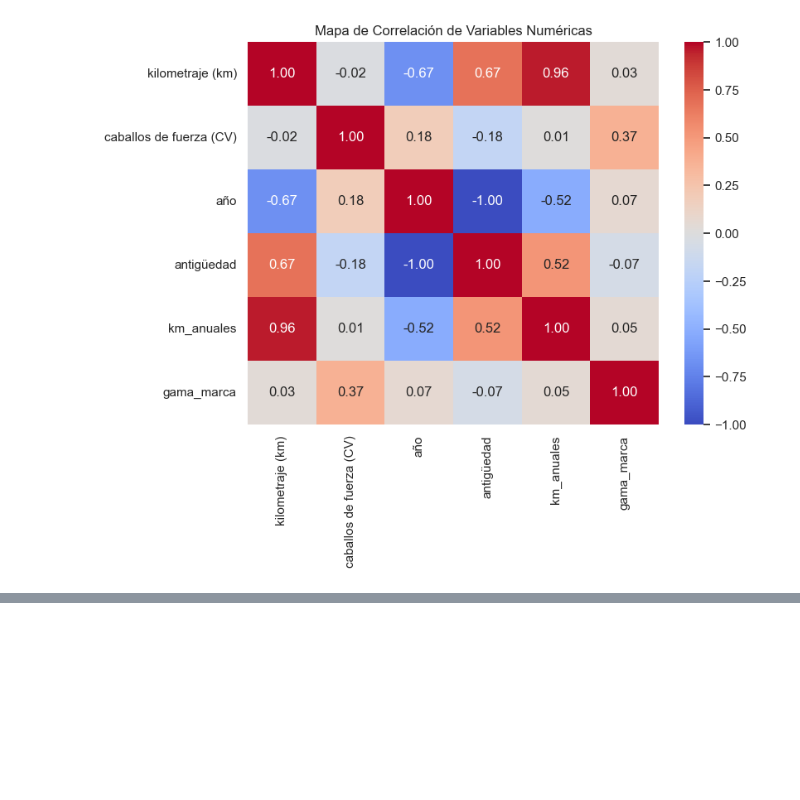
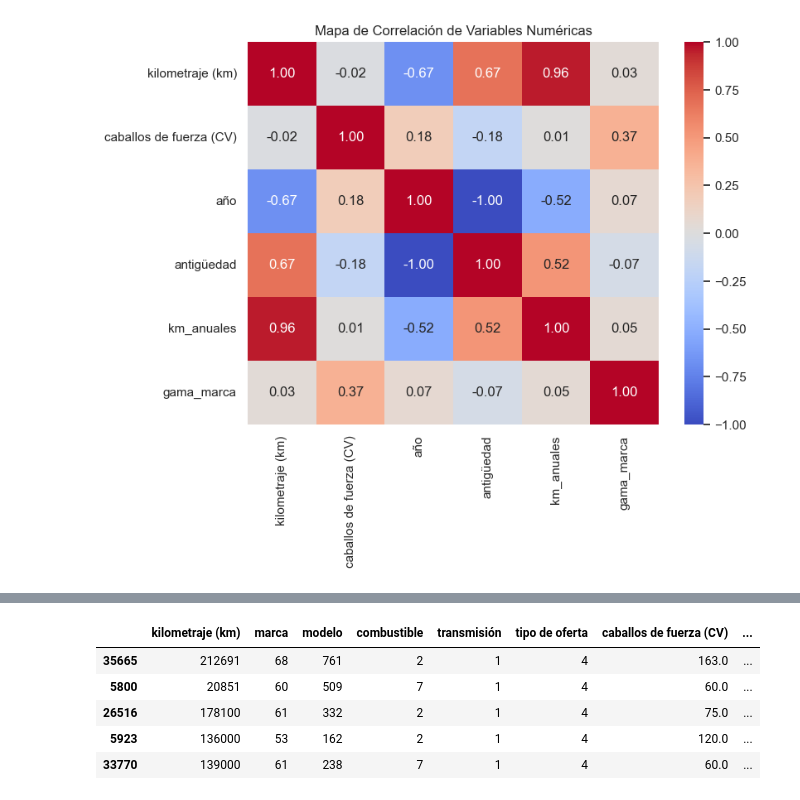
Before and after one commit to JPG250493/ML_Tasacion_Automotriz, a Jupyter notebook: src/notebooks/01 - MiniEDA.ipynb, the cells around one changed output, grey strips where cells are left out. Saved outputs shown, nothing was run; the diff lists cells and outputs as text; code cells hidden in the pictures; blank space fills up the shorter version.

```diff
--- a/src/notebooks/01 - MiniEDA.ipynb
+++ b/src/notebooks/01 - MiniEDA.ipynb
@@ -381,0 +513,6 @@ En cuanto a nuevas variables: La relación entre año y precio justifica la crea
+# %%
+# Lista de columnas que son texto
+columnas_categoricas = ['marca', 'modelo', 'combustible', 'transmisión', 'tipo de oferta']
+
+for c in columnas_categoricas:
+    print(f"Columna: {c}, Únicos: {df_coches[c].nunique()}")
@@ -381,0 +529,12 @@ En cuanto a nuevas variables: La relación entre año y precio justifica la crea
+# %%
+# Aplicamos el encoder
+for col in columnas_categoricas:
+    le = LabelEncoder()
+
+    # Ajustamos el encoder con los datos de AMBOS (Train y Test)
+    # para que conozca todas las etiquetas posibles, aunque no estén en Train.
+    le.fit(pd.concat([X_train[col], X_test[col]]).astype(str))
+
+    # Ahora transformamos ambos sin miedo al error
+    X_train[col] = le.transform(X_train[col].astype(str))
+    X_test[col] = le.transform(X_test[col].astype(str))
@@ -381,0 +555,9 @@ En cuanto a nuevas variables: La relación entre año y precio justifica la crea
+# %%
+display(X_train.head())
+# %% [output]
+|  | kilometraje (km) | marca | modelo | combustible | transmisión | tipo de oferta | caballos de fuerza (CV) | ... |
+| 35665 | 212691 | 68 | 761 | 2 | 1 | 4 | 163.0 | ... |
+| 5800 | 20851 | 60 | 509 | 7 | 1 | 4 | 60.0 | ... |
+| 26516 | 178100 | 61 | 332 | 2 | 1 | 4 | 75.0 | ... |
+| 5923 | 136000 | 53 | 162 | 2 | 1 | 4 | 120.0 | ... |
+| 33770 | 139000 | 61 | 238 | 7 | 1 | 4 | 60.0 | ... |
```
Also changed, not shown: parts of 26 cells of this notebook, 12 other files.
